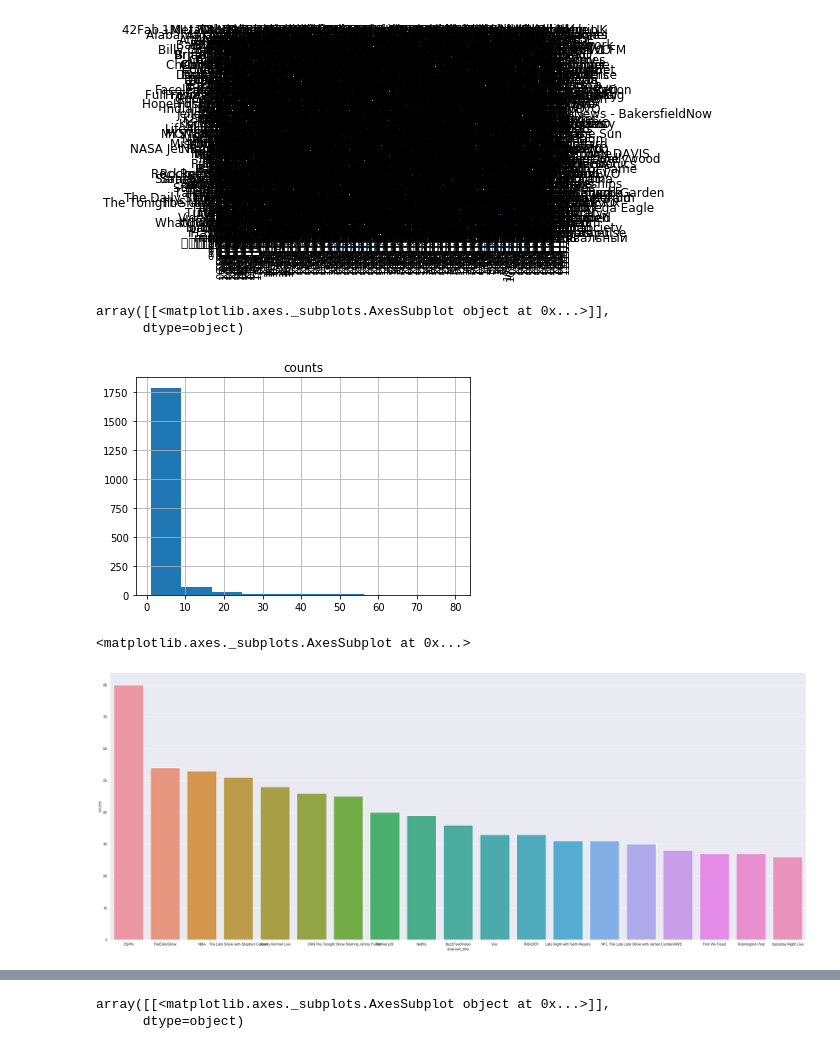
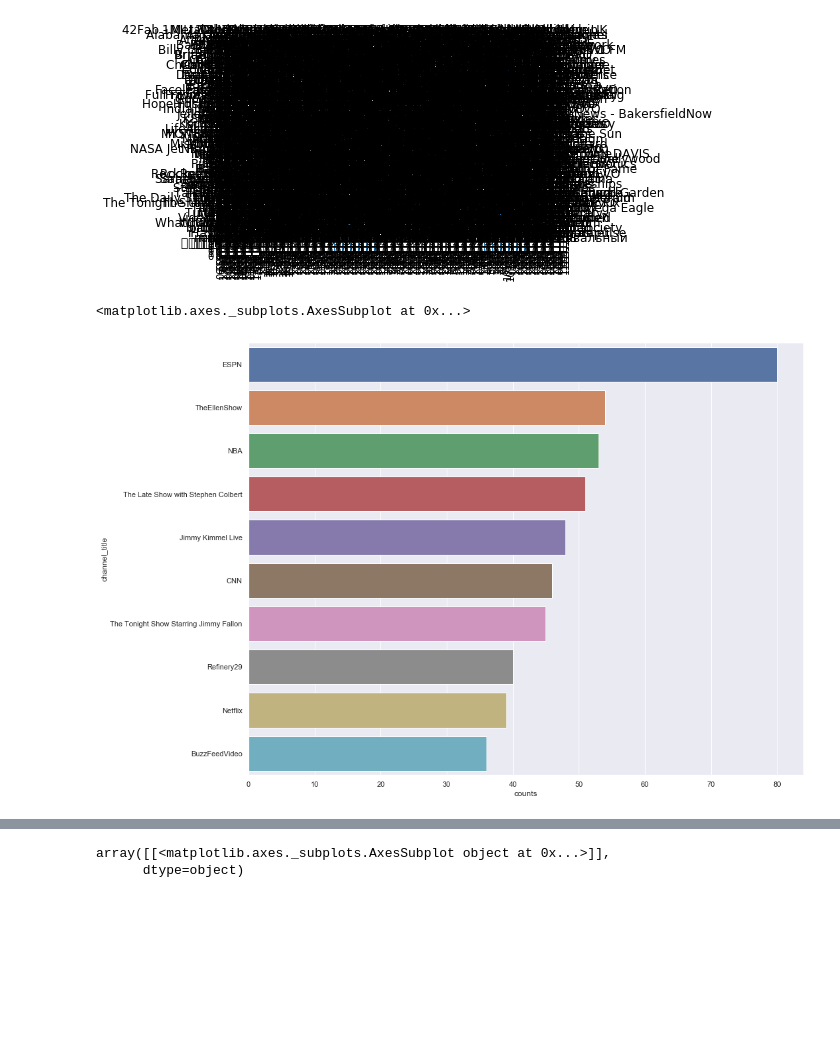
Before and after one commit to Carlene/youtube_trending, a Jupyter notebook: trending_creators.ipynb, the cells around one changed output, grey strips where cells are left out. Drawn from its saved outputs; the diff is of its cells as text; code cells hidden in the pictures; blank space fills up the shorter version.

```diff
--- a/trending_creators.ipynb
+++ b/trending_creators.ipynb
@@ -80,24 +81,18 @@ array([[<matplotlib.axes._subplots.AxesSubplot object at 0x...>,
         <matplotlib.axes._subplots.AxesSubplot object at 0x...>]],
       dtype=object)
 [figure]
-# %%
-US_channel_counts.hist()
-# %% [output]
-array([[<matplotlib.axes._subplots.AxesSubplot object at 0x...>]],
-      dtype=object)
-[figure, removed]
 # %%
 # US channels sorted from highest amount of trending videos to lowest
 US_sorted_counts = US_channel_counts.sort_values(by=['counts'], ascending=False)
 
 # Channels with only one trending video
 # US_sorted_counts.loc[US_sorted_counts['counts'] == 1] #1211
 
 # US channels with more than 25 trending videos, 19 channels total
-US_top_19 = US_sorted_counts.loc[US_sorted_counts['counts'] > 25]
+US_top_10 = US_sorted_counts.loc[US_sorted_counts['counts'] > 35]
 
-sns.set(rc={'figure.figsize':(38,15)})
-sns.barplot(x="channel_title", y="counts", data=US_top_19)
+sns.set(rc={'figure.figsize':(15,12)})
+sns.barplot(x="counts", y="channel_title", data=US_top_10)
 # %% [output]
 <matplotlib.axes._subplots.AxesSubplot at 0x...>
-[figure, old version]
+[figure, new version]
```
Also changed, not shown: parts of 7 cells of this notebook.
